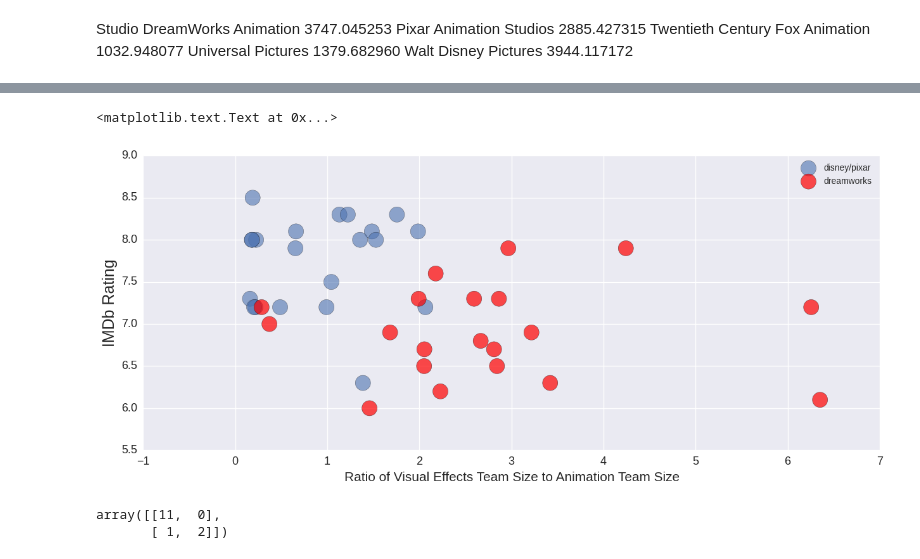
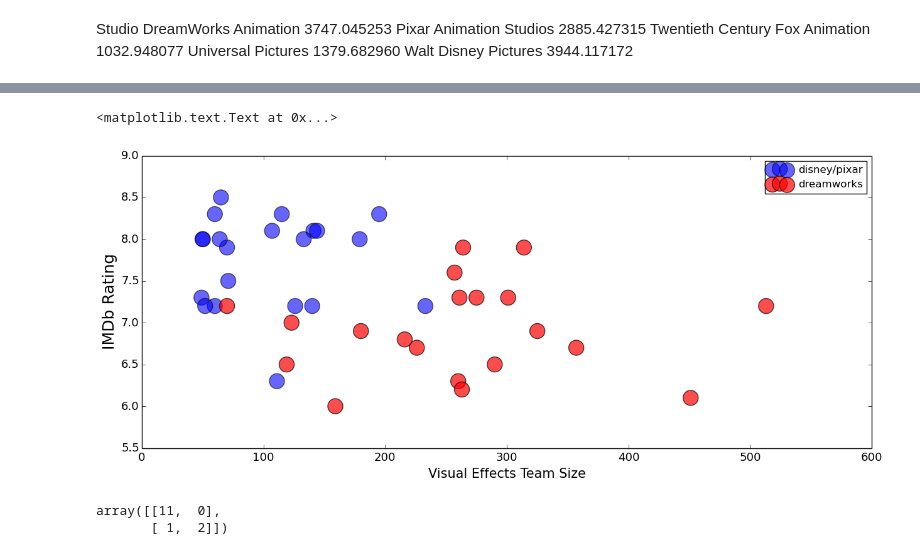
Before and after one commit to irenium/IMDB_scraping, a Jupyter notebook: Bokeh Plots.ipynb, the cells around one changed output, grey strips where cells are left out. Saved outputs shown, nothing was run; the diff lists cells and outputs as text; code cells hidden in the pictures.

```diff
--- a/Bokeh Plots.ipynb
+++ b/Bokeh Plots.ipynb
@@ -67,15 +64,16 @@ plt.ylabel('IMDb Rating', fontsize=18)
 # %%
-ax = pixar.plot(x="ratio", y='rating', figsize = (15,6), kind='scatter', marker='o', s=300,
+ax = pixar.plot(x="num_visual_fx", y='rating', figsize = (15,6), kind='scatter', marker='o', s=300,
                                alpha = 0.6)
-disney.plot(x="ratio", y='rating', figsize = (15,6), kind='scatter', marker='o', s=300,
+disney.plot(x="num_visual_fx", y='rating', figsize = (15,6), kind='scatter', marker='o', s=300,
                           label='disney/pixar', alpha = 0.6, ax=ax)
-dreamworks.plot(x="ratio", y='rating', figsize = (15,6), kind='scatter', marker='o', s=300,
+dreamworks.plot(x="num_visual_fx", y='rating', figsize = (15,6), kind='scatter', marker='o', s=300,
                               color='r', label='dreamworks', alpha = 0.7, ax=ax)
-plt.xlabel('Ratio of Visual Effects Team Size to Animation Team Size',fontsize=15)
+plt.xlabel('Visual Effects Team Size',fontsize=15)
 plt.xticks(fontsize=13)
 plt.yticks(fontsize=13)
-
+#plt.xlim([-2,2])
+#plt.ylim([5.5,8.7])
 plt.ylabel('IMDb Rating', fontsize=18)
 # %% [output]
 <matplotlib.text.Text at 0x...>
-[figure, old version]
+[figure, new version]
```
Also changed, not shown: parts of 7 cells of this notebook, 3 other files.
